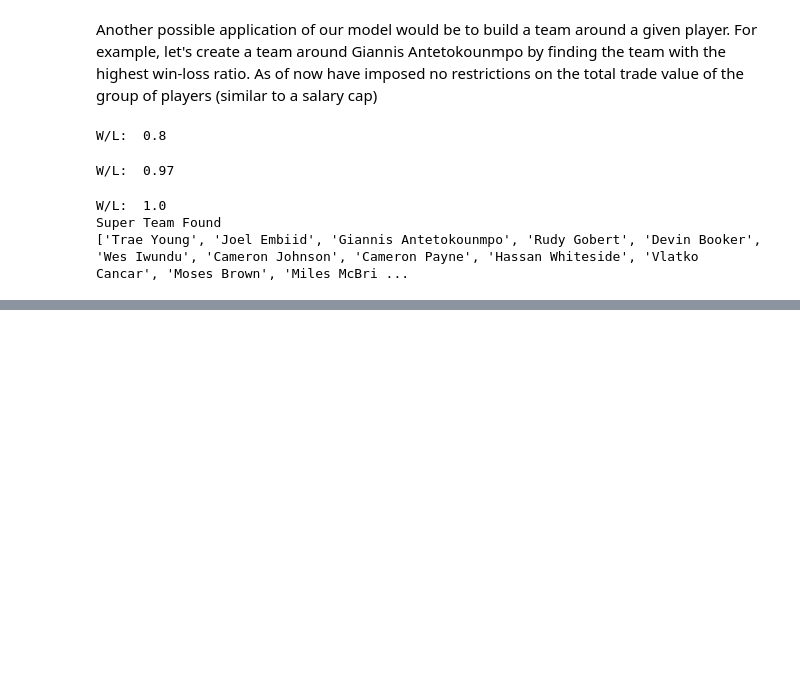
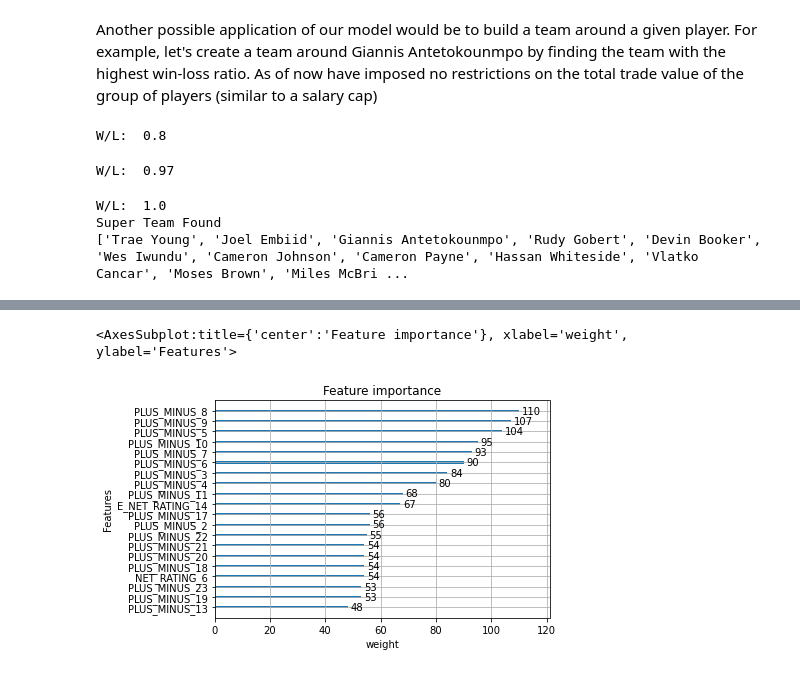
Before and after one commit to marcoloco23/super_team, a Jupyter notebook: article.ipynb, the cells around one changed output, grey strips where cells are left out. Drawn from its saved outputs; the diff is of its cells as text; code cells hidden in the pictures; blank space fills up the shorter version.

```diff
--- a/article.ipynb
+++ b/article.ipynb
@@ -212,0 +224,5 @@ These are just some of the potential applications built using the models present
+# %%
+xgb.plot_importance(model_13,max_num_features=20,importance_type='weight',xlabel='weight')
+# %% [output]
+<AxesSubplot:title={'center':'Feature importance'}, xlabel='weight', ylabel='Features'>
+[figure, added]
```
Also changed, not shown: parts of 14 cells of this notebook.
